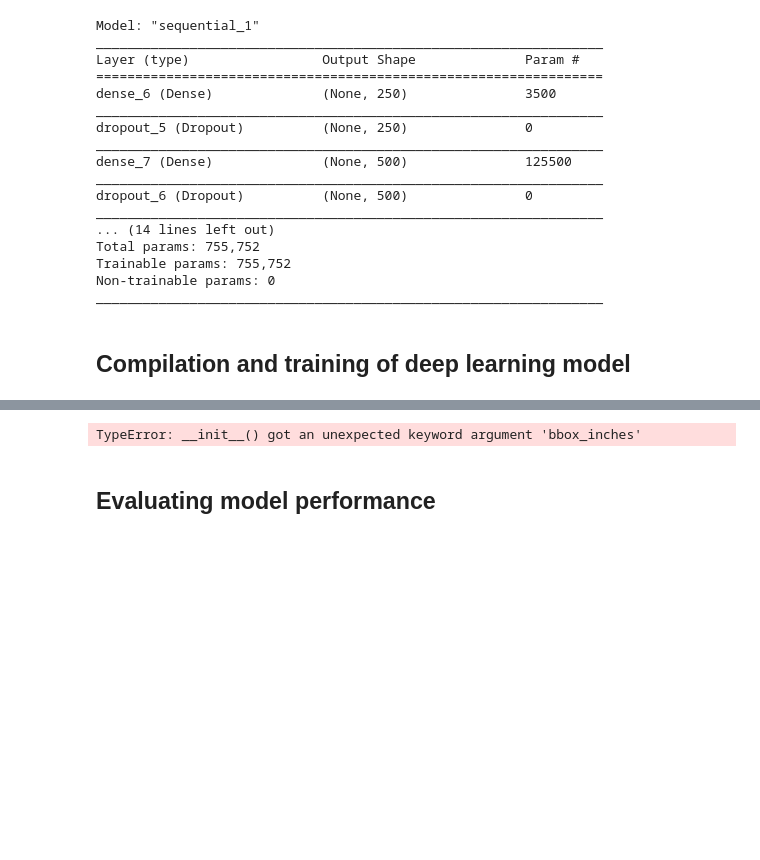
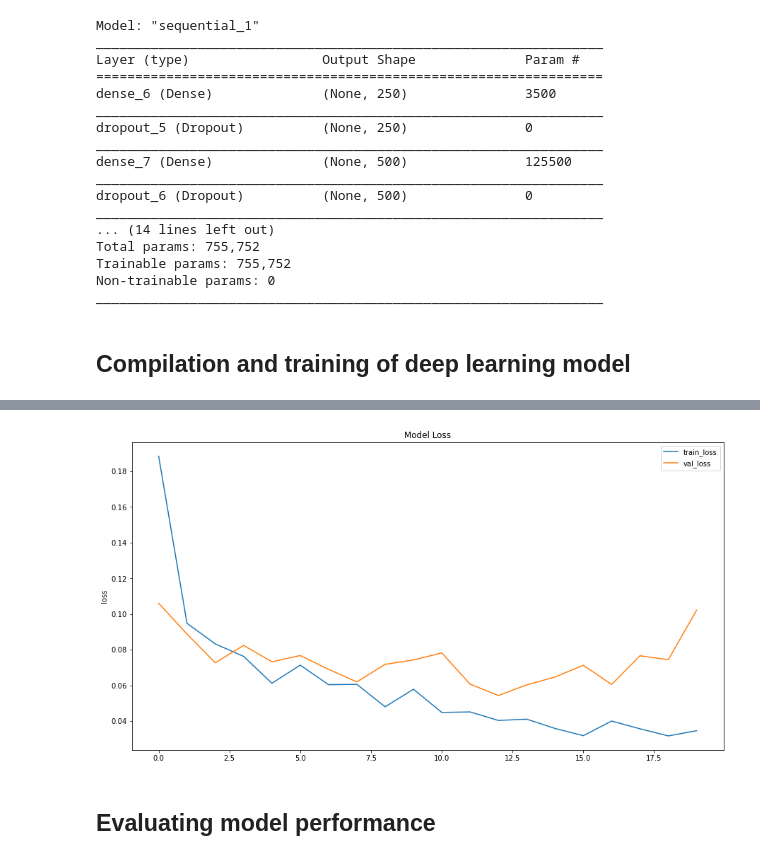
Before and after one commit to shayansoh/Bank-Loan-Prediction-using-AI, a Jupyter notebook: bank-loan-approval-using-AI.ipynb, the cells around one changed output, grey strips where cells are left out. Saved outputs shown, nothing was run; the diff lists cells and outputs as text; code cells hidden in the pictures; blank space fills up the shorter version.

```diff
--- a/bank-loan-approval-using-AI.ipynb
+++ b/bank-loan-approval-using-AI.ipynb
@@ -328,15 +328,15 @@ Epoch 20/20
 # %%
 # Plot the model performance across epochs
 plt.figure(figsize=(15,8))
 plt.plot(history.history['loss'])
 plt.plot(history.history['val_loss'])
 plt.title('Model Loss')
 plt.ylabel('loss')
-plt.legend(['train_loss','val_loss'], loc = 'upper right', bbox_inches='tight')
-plt.savefig('modelloss.png', facecolor='w')
+plt.legend(['train_loss','val_loss'], loc = 'upper right')
+plt.savefig('modelloss.png', facecolor='w', bbox_inches='tight')
 plt.show()
 # %% [output]
-TypeError: __init__() got an unexpected keyword argument 'bbox_inches'
+[figure, added]
 # %% [markdown]
 ## Evaluating model performance
 # %%
```
Also changed, not shown: 1 other file.
